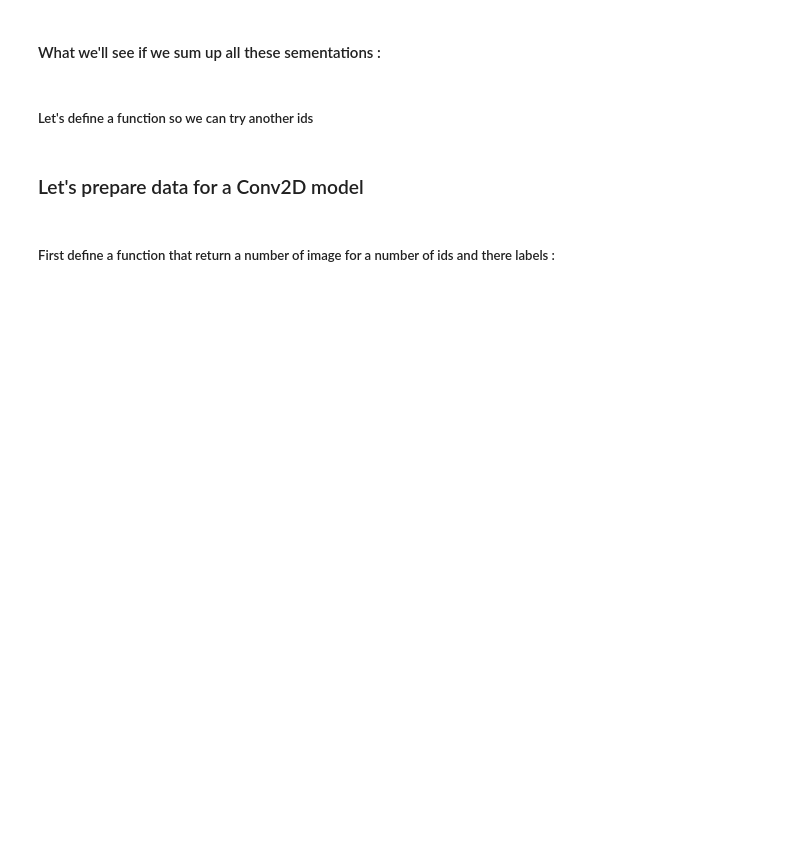
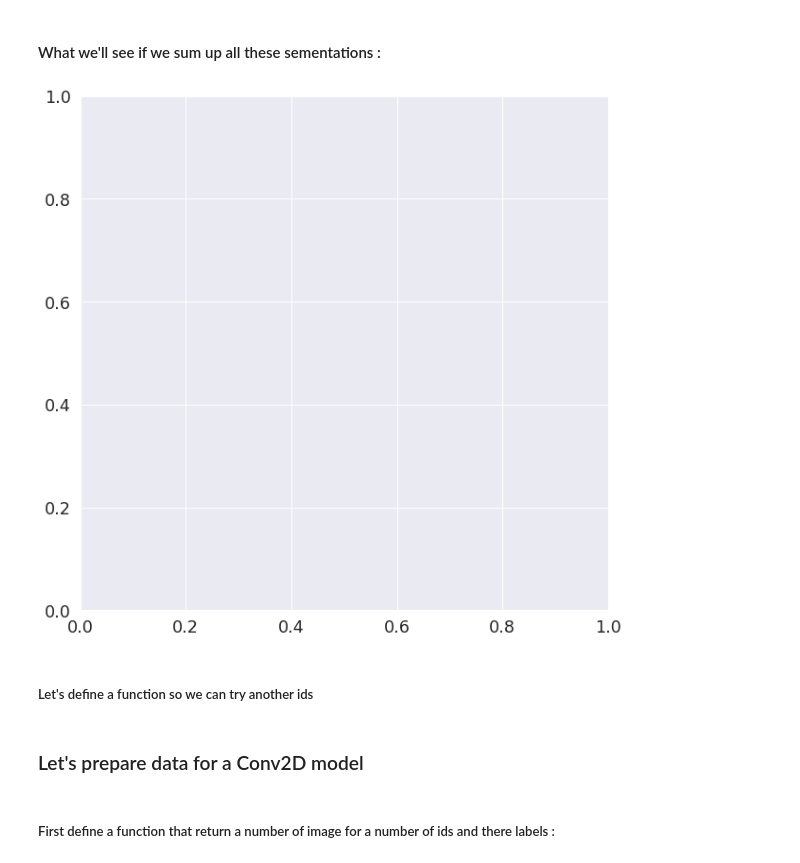
Before and after one commit to WeiKuoLi/RSNA-2022, a Jupyter notebook: helloworld-rsna.ipynb, the cells around one changed output. Saved outputs shown, nothing was run; the diff lists cells and outputs as text; code cells hidden in the pictures; blank space fills up the shorter version.

```diff
--- a/helloworld-rsna.ipynb
+++ b/helloworld-rsna.ipynb
@@ -362,14 +398,16 @@ plt.show()
 # %%
 temp = segmentations[0,:,:]
 for i in range(segmentations.shape[0]):
     temp = temp + segmentations[i,:,:]
 
 
 fig, ax = plt.subplots(1,1, figsize=(10,10))
-ax.imshow(temp, cmap=plt.cm.bone)
+#ax.imshow(temp, cmap=plt.cm.bone)
 
 
-plt.show()
+#plt.show()
+# %% [output]
+[figure, added]
 # %% [markdown]
 ##### Let's define a function so we can try another ids
 # %%
```
Also changed, not shown: parts of 37 cells of this notebook.
